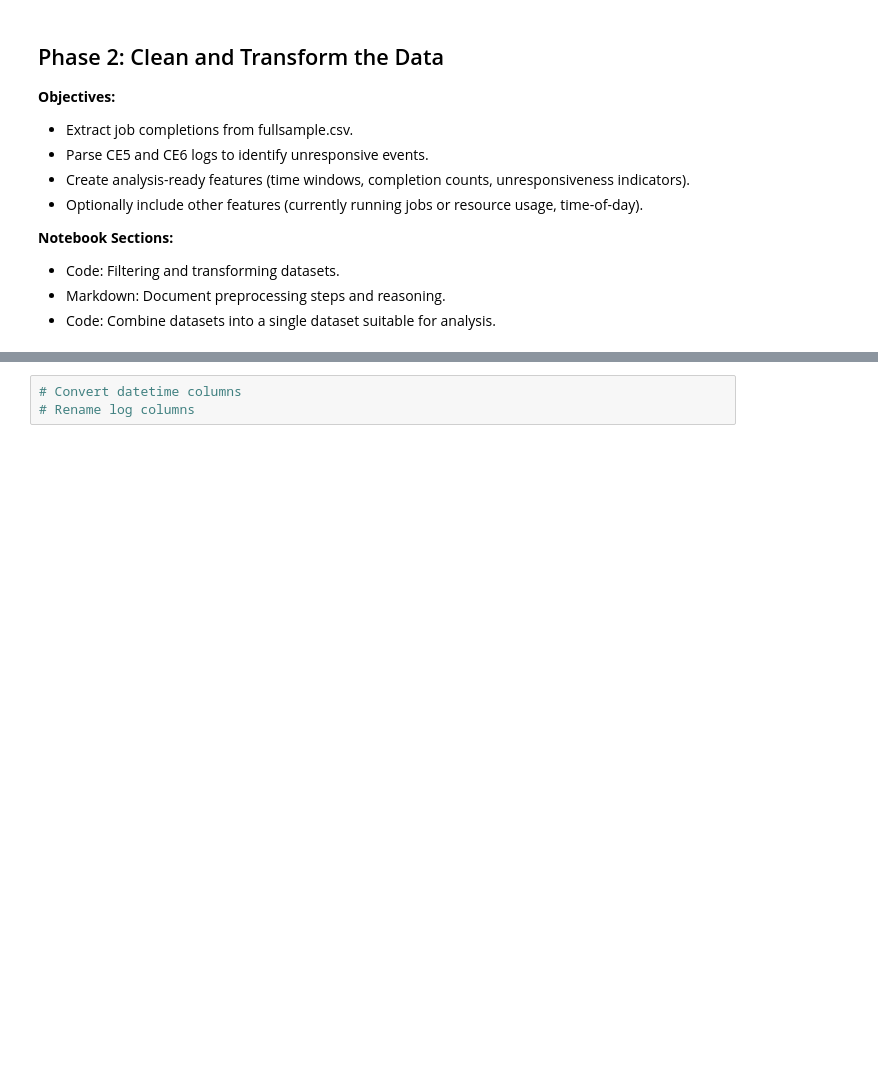
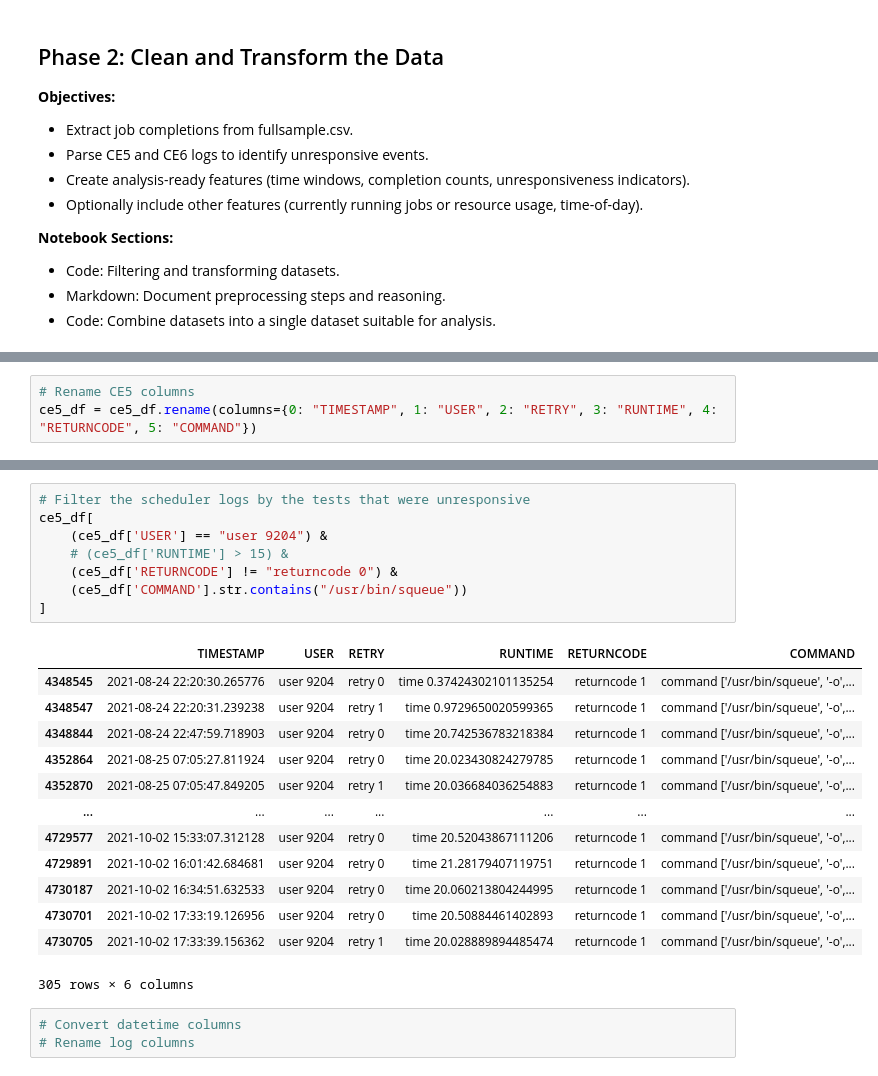
Before and after one commit to nss-data-science-cohort-9/accre-shannequin, a Jupyter notebook: notebooks/slurm_processing_analysis.ipynb, the cells around one changed output, grey strips where cells are left out. Saved outputs shown, nothing was run; the diff lists cells and outputs as text; blank space fills up the shorter version.

```diff
--- a/notebooks/slurm_processing_analysis.ipynb
+++ b/notebooks/slurm_processing_analysis.ipynb
@@ -517,0 +520,3 @@ np.int64(0)
+# %%
+# Rename CE5 columns
+ce5_df = ce5_df.rename(columns={0: "TIMESTAMP", 1: "USER", 2: "RETRY", 3: "RUNTIME", 4: "RETURNCODE", 5: "COMMAND"})
@@ -518,3 +534,25 @@ np.int64(0)
+# %%
+# Filter the scheduler logs by the tests that were unresponsive
+ce5_df[
+    (ce5_df['USER'] == "user 9204") &
+    # (ce5_df['RUNTIME'] > 15) &
+    (ce5_df['RETURNCODE'] != "returncode 0") &
+    (ce5_df['COMMAND'].str.contains("/usr/bin/squeue"))
+]
+# %% [output]
+|  | TIMESTAMP | USER | RETRY | RUNTIME | RETURNCODE | COMMAND |
+| 4348545 | 2021-08-24 22:20:30.265776 | user 9204 | retry 0 | time 0.37424302101135254 | returncode 1 | command ['/usr/bin/squeue', '-o',... |
+| 4348547 | 2021-08-24 22:20:31.239238 | user 9204 | retry 1 | time 0.9729650020599365 | returncode 1 | command ['/usr/bin/squeue', '-o',... |
+| 4348844 | 2021-08-24 22:47:59.718903 | user 9204 | retry 0 | time 20.742536783218384 | returncode 1 | command ['/usr/bin/squeue', '-o',... |
+| 4352864 | 2021-08-25 07:05:27.811924 | user 9204 | retry 0 | time 20.023430824279785 | returncode 1 | command ['/usr/bin/squeue', '-o',... |
+| 4352870 | 2021-08-25 07:05:47.849205 | user 9204 | retry 1 | time 20.036684036254883 | returncode 1 | command ['/usr/bin/squeue', '-o',... |
+| ... | ... | ... | ... | ... | ... | ... |
+| 4729577 | 2021-10-02 15:33:07.312128 | user 9204 | retry 0 | time 20.52043867111206 | returncode 1 | command ['/usr/bin/squeue', '-o',... |
+| 4729891 | 2021-10-02 16:01:42.684681 | user 9204 | retry 0 | time 21.28179407119751 | returncode 1 | command ['/usr/bin/squeue', '-o',... |
+| 4730187 | 2021-10-02 16:34:51.632533 | user 9204 | retry 0 | time 20.060213804244995 | returncode 1 | command ['/usr/bin/squeue', '-o',... |
+| 4730701 | 2021-10-02 17:33:19.126956 | user 9204 | retry 0 | time 20.50884461402893 | returncode 1 | command ['/usr/bin/squeue', '-o',... |
+| 4730705 | 2021-10-02 17:33:39.156362 | user 9204 | retry 1 | time 20.028889894485474 | returncode 1 | command ['/usr/bin/squeue', '-o',... |
+305 rows × 6 columns
 # %%
 # Convert datetime columns
 # Rename log columns
```
Also changed, not shown: parts of 11 cells of this notebook.
